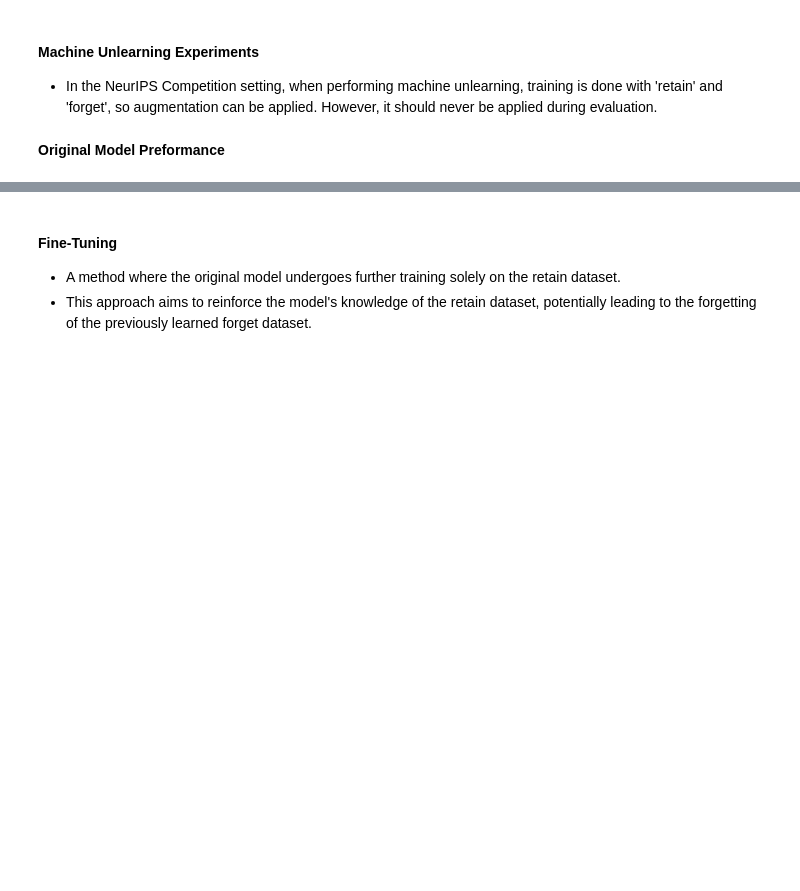
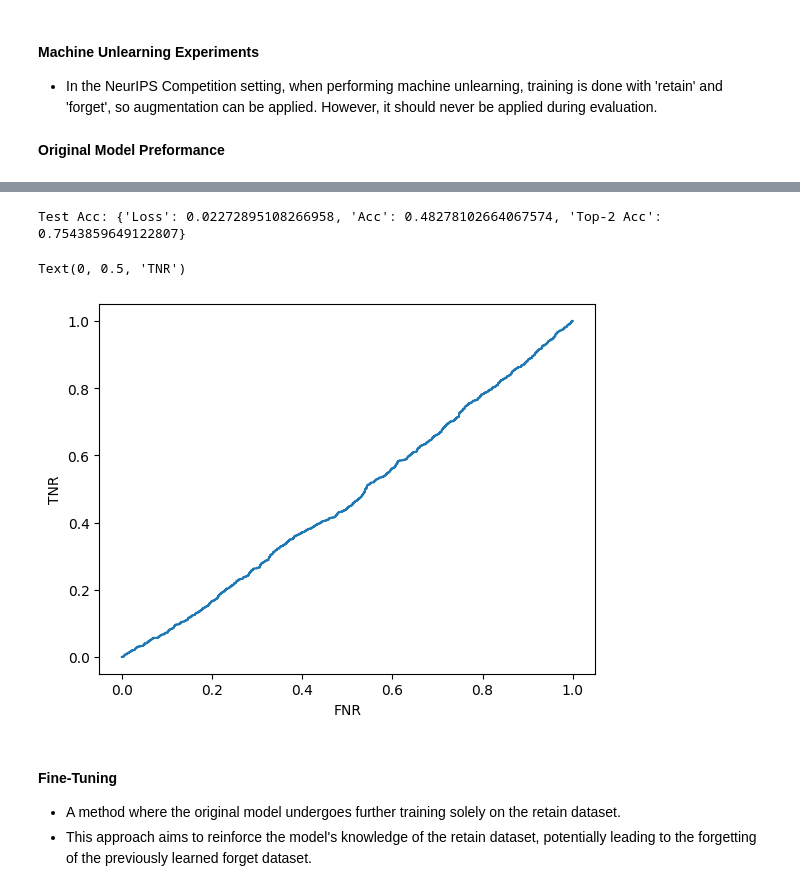
Before and after one commit to alexey-zhavoronkin/MachineUnlearningBenchMarks, a Jupyter notebook: 01_MUFAC/Machine_Unlearning_MUFAC_Full_Experiments.ipynb, the cells around one changed output, grey strips where cells are left out. Cells and saved outputs as stored; diff of their text form; code cells hidden in the pictures; blank space fills up the shorter version.

```diff
--- a/01_MUFAC/Machine_Unlearning_MUFAC_Full_Experiments.ipynb
+++ b/01_MUFAC/Machine_Unlearning_MUFAC_Full_Experiments.ipynb
@@ -763,0 +822,11 @@ print(f'Final Score: {(test_acc["Acc"] + (1 - abs(mia["MIA"] - 0.5) * 2)) / 2}')
+# %%
+original_model = load_model('./checkpoints/origin/resnet18.pth')
+
+# Performance
+test_acc = evaluation(original_model, test_dataloader)
+mia = lira(original_model.cuda())
+print(f'Test Acc: {test_acc}')
+plt.plot(mia[0], mia[1])
+plt.xlabel('FNR')
+plt.ylabel('TNR')
+# %% [output]
@@ -764,3 +837,6 @@ print(f'Final Score: {(test_acc["Acc"] + (1 - abs(mia["MIA"] - 0.5) * 2)) / 2}')
+Test Acc: {'Loss': 0.02272895108266958, 'Acc': 0.48278102664067574, 'Top-2 Acc': 0.7543859649122807}
+Text(0, 0.5, 'TNR')
+[figure, added]
 # %% [markdown]
 #### <b>Fine-Tuning</b>
 * A method where the original model undergoes further training solely on the retain dataset.
```
Also changed, not shown: parts of 17 cells of this notebook.
